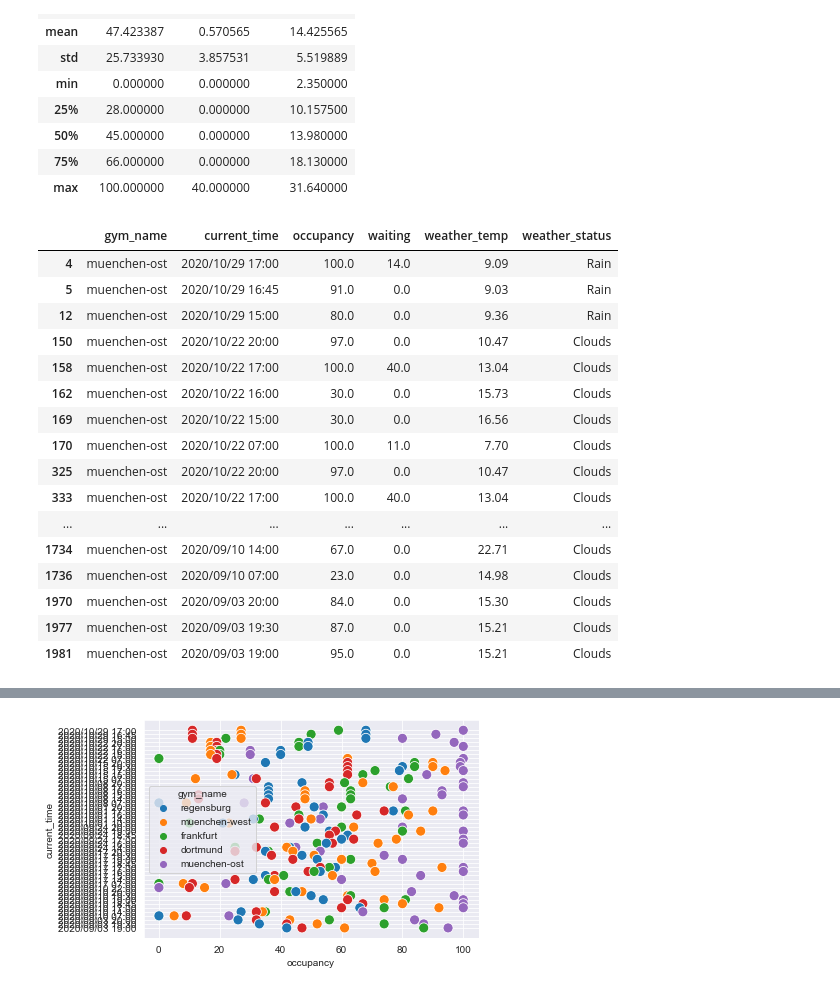
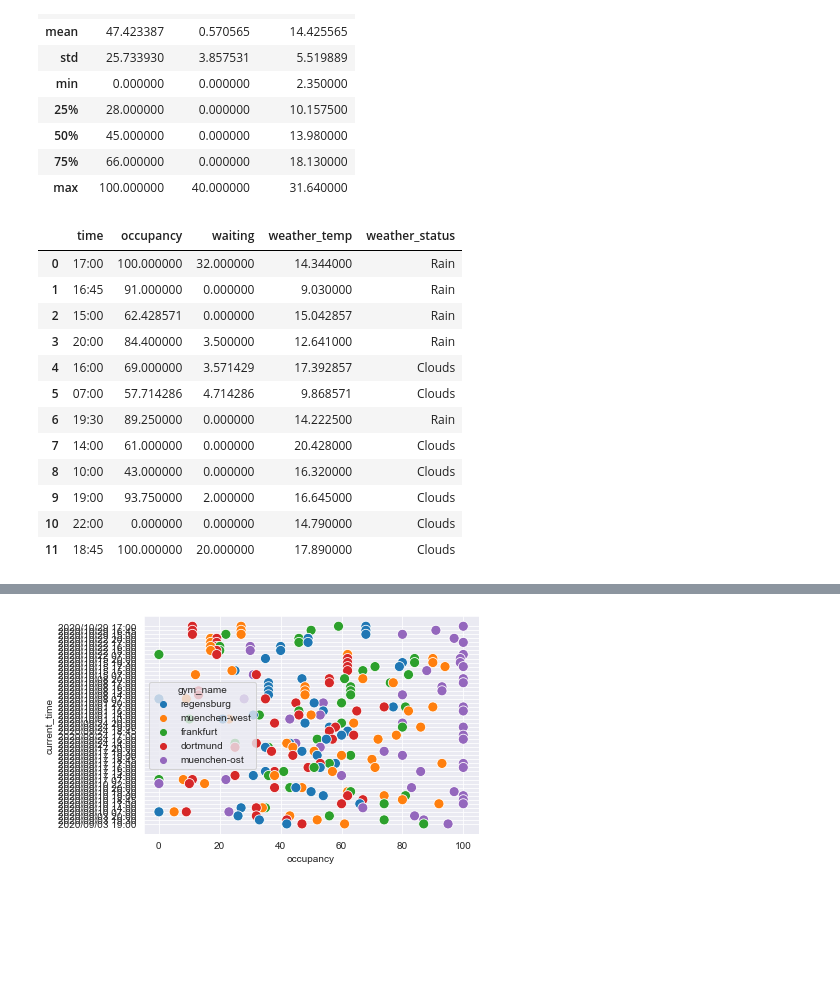
Before and after one commit to anebz/boulder, a Jupyter notebook: notebooks/average_data_for_specific_day.ipynb, the cells around one changed output, grey strips where cells are left out. Saved outputs shown, nothing was run; the diff lists cells and outputs as text; code cells hidden in the pictures; blank space fills up the shorter version.

Commit message:
completed function that returns average data

```diff
--- a/notebooks/average_data_for_specific_day.ipynb
+++ b/notebooks/average_data_for_specific_day.ipynb
@@ -28,21 +28,3 @@ boulder_data.describe()
 | 50% | 45.000000 | 0.000000 | 13.980000 |
 | 75% | 66.000000 | 0.000000 | 18.130000 |
 | max | 100.000000 | 40.000000 | 31.640000 |
-# %%
-def avg_data_day(chosen_day, chosen_gym):
-    """returns the all of the data for a specific day of the week, for a specific gym"""
-    day_name = ['monday', 'tuesday', 'wednesday', 'thursday', 'friday', 'saturday','sunday']
-    for ind, day in enumerate(day_name):
-        if chosen_day.lower() == day:
-            day_num = ind
-
-    list_of_data = []
-    for x in boulder_data.current_time.unique():
-        date = x
-        day = datetime.strptime(date, '%Y/%m/%d %H:%M').weekday()
-        if day == day_num:
-            list_of_data.append(x)
-    ave_day_data = boulder_data[boulder_data['current_time'].isin(list_of_data)]
-
-    ave_data = ave_day_data[ave_day_data['gym_name'] == chosen_gym]
-    return ave_data
@@ -49,21 +80,17 @@ def avg_data_day(chosen_day, chosen_gym):
 # %%
-ave_ost_thur_data = avg_data_day('Thursday', 'muenchen-ost')
-ave_ost_thur_data
+final_test = avg_data_day('Thursday', 'muenchen-ost')
+final_test
 # %% [output]
-|  | gym_name | current_time | occupancy | waiting | weather_temp | weather_status |
-| 4 | muenchen-ost | 2020/10/29 17:00 | 100.0 | 14.0 | 9.09 | Rain |
-| 5 | muenchen-ost | 2020/10/29 16:45 | 91.0 | 0.0 | 9.03 | Rain |
-| 12 | muenchen-ost | 2020/10/29 15:00 | 80.0 | 0.0 | 9.36 | Rain |
-| 150 | muenchen-ost | 2020/10/22 20:00 | 97.0 | 0.0 | 10.47 | Clouds |
-| 158 | muenchen-ost | 2020/10/22 17:00 | 100.0 | 40.0 | 13.04 | Clouds |
-| 162 | muenchen-ost | 2020/10/22 16:00 | 30.0 | 0.0 | 15.73 | Clouds |
-| 169 | muenchen-ost | 2020/10/22 15:00 | 30.0 | 0.0 | 16.56 | Clouds |
-| 170 | muenchen-ost | 2020/10/22 07:00 | 100.0 | 11.0 | 7.70 | Clouds |
-| 325 | muenchen-ost | 2020/10/22 20:00 | 97.0 | 0.0 | 10.47 | Clouds |
-| 333 | muenchen-ost | 2020/10/22 17:00 | 100.0 | 40.0 | 13.04 | Clouds |
-| ... | ... | ... | ... | ... | ... | ... |
-| 1734 | muenchen-ost | 2020/09/10 14:00 | 67.0 | 0.0 | 22.71 | Clouds |
-| 1736 | muenchen-ost | 2020/09/10 07:00 | 23.0 | 0.0 | 14.98 | Clouds |
-| 1970 | muenchen-ost | 2020/09/03 20:00 | 84.0 | 0.0 | 15.30 | Clouds |
-| 1977 | muenchen-ost | 2020/09/03 19:30 | 87.0 | 0.0 | 15.21 | Clouds |
-| 1981 | muenchen-ost | 2020/09/03 19:00 | 95.0 | 0.0 | 15.21 | Clouds |
+|  | time | occupancy | waiting | weather_temp | weather_status |
+| 0 | 17:00 | 100.000000 | 32.000000 | 14.344000 | Rain |
+| 1 | 16:45 | 91.000000 | 0.000000 | 9.030000 | Rain |
+| 2 | 15:00 | 62.428571 | 0.000000 | 15.042857 | Rain |
+| 3 | 20:00 | 84.400000 | 3.500000 | 12.641000 | Rain |
+| 4 | 16:00 | 69.000000 | 3.571429 | 17.392857 | Clouds |
+| 5 | 07:00 | 57.714286 | 4.714286 | 9.868571 | Clouds |
+| 6 | 19:30 | 89.250000 | 0.000000 | 14.222500 | Rain |
+| 7 | 14:00 | 61.000000 | 0.000000 | 20.428000 | Clouds |
+| 8 | 10:00 | 43.000000 | 0.000000 | 16.320000 | Clouds |
+| 9 | 19:00 | 93.750000 | 2.000000 | 16.645000 | Clouds |
+| 10 | 22:00 | 0.000000 | 0.000000 | 14.790000 | Clouds |
+| 11 | 18:45 | 100.000000 | 20.000000 | 17.890000 | Clouds |
```
Also changed, not shown: parts of 5 cells of this notebook.
